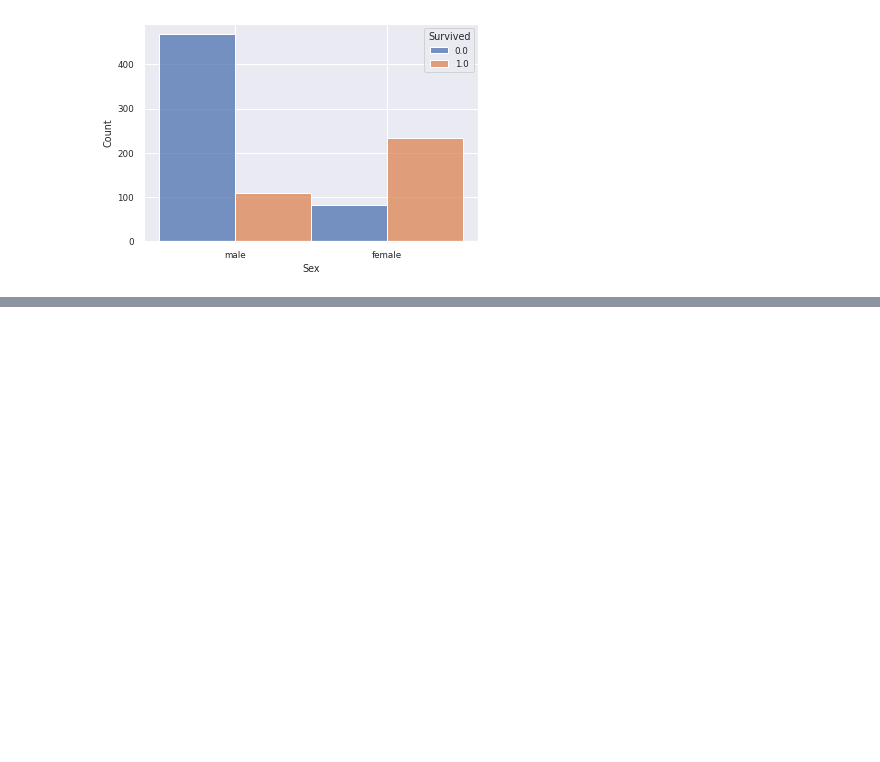
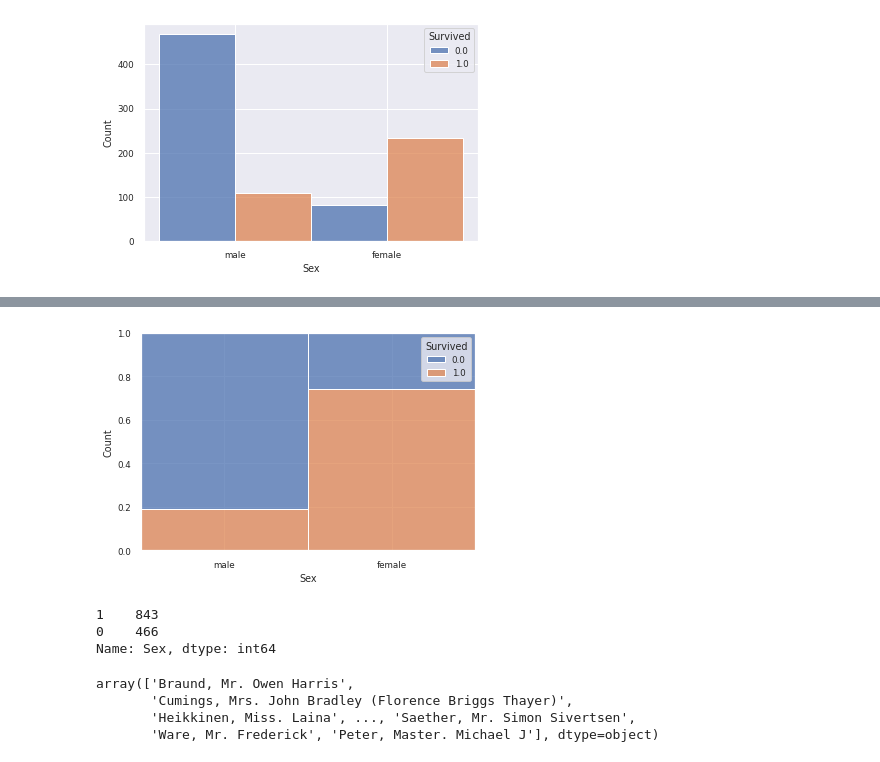
Before and after one commit to daaanum/daaan, a Jupyter notebook: 머신러닝_응용0.ipynb, the cells around one changed output, grey strips where cells are left out. Saved outputs shown, nothing was run; the diff lists cells and outputs as text; code cells hidden in the pictures; blank space fills up the shorter version.

```diff
--- a/머신러닝_응용0.ipynb
+++ b/머신러닝_응용0.ipynb
@@ -206,0 +212,22 @@ plt.show()
+# %%
+sns.histplot(x='Sex',hue='Survived', multiple='fill',data=data[data['TrainSplit']=='Train'])
+plt.show()
+# %% [output]
+[figure, added]
+# %%
+data.loc[data['Sex']=='female','Sex']=0
+data.loc[data['Sex']=='male','Sex']=1
+data['Sex']=data['Sex'].astype(int)
+
+data['Sex'].value_counts(dropna=False)
+# %% [output]
+1    843
+0    466
+Name: Sex, dtype: int64
+# %%
+data['Name'].unique()
+# %% [output]
+array(['Braund, Mr. Owen Harris',
+       'Cumings, Mrs. John Bradley (Florence Briggs Thayer)',
+       'Heikkinen, Miss. Laina', ..., 'Saether, Mr. Simon Sivertsen',
+       'Ware, Mr. Frederick', 'Peter, Master. Michael J'], dtype=object)
```
Also changed, not shown: parts of 7 cells of this notebook.
